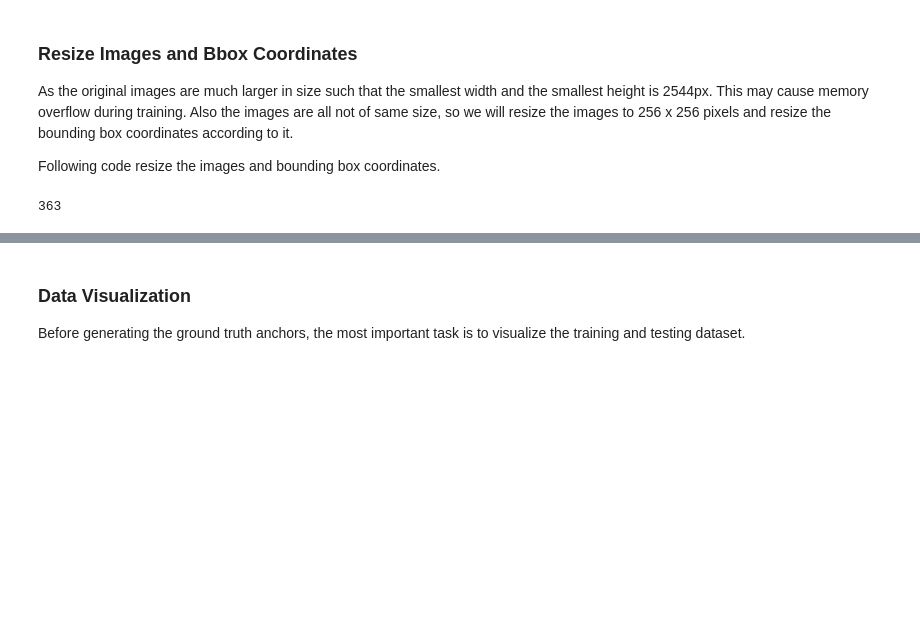
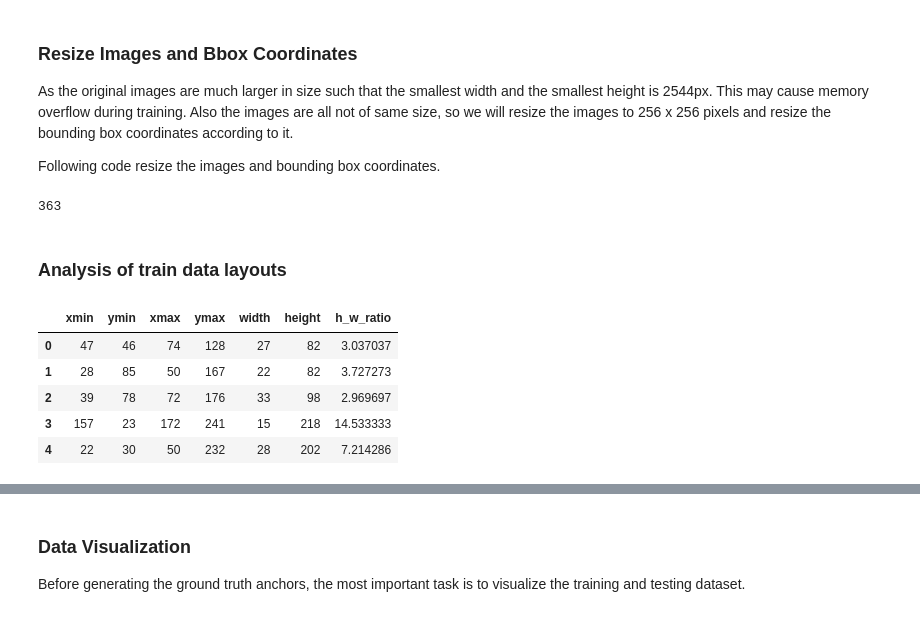
Before and after one commit to dg314/pdf-table-detector, a Jupyter notebook: code/table-detection_calling_new_functions.ipynb, the cells around one changed output, grey strips where cells are left out. Drawn from its saved outputs; the diff is of its cells as text; code cells hidden in the pictures; blank space fills up the shorter version.

```diff
--- a/code/table-detection_calling_new_functions.ipynb
+++ b/code/table-detection_calling_new_functions.ipynb
@@ -69,3 +69,11 @@ USE_SOURCE_DATA = False
+# %%
+if RUNNING_LOCALLY:
+    # data_path = "/content/gdrive/MyDrive/document-table-detection/train_data"
+    data_path = "/home/yash/Desktop/Courses/CS1430/final_project/0_experiments/train_val_test_data/train_data"
+    model_weights_save_path = '/home/yash/Desktop/Courses/CS1430/final_project/0_experiments/model_save_path/'
+else:
+    data_path = "/home/fall80/dataset/train_data"
+    model_weights_save_path = '/home/fall80/model_save_folder/'
 # %%
 from preprocess import *
 from data_load_resize import data_loading_and_resizing
@@ -106,3 +102,18 @@ else:
 len(train_images)
 # %% [output]
 363
+# %% [markdown]
+### Analysis of train data layouts
+# %%
+train_df = pd.DataFrame(train_labels, columns=['xmin', 'ymin', 'xmax', 'ymax'])
+train_df['width'] = train_df['xmax'] - train_df['xmin']
+train_df['height'] = train_df['ymax'] - train_df['ymin']
+train_df['h_w_ratio'] = train_df['height'] / train_df['width']
+train_df.head()
+# %% [output]
+|  | xmin | ymin | xmax | ymax | width | height | h_w_ratio |
+| 0 | 47 | 46 | 74 | 128 | 27 | 82 | 3.037037 |
+| 1 | 28 | 85 | 50 | 167 | 22 | 82 | 3.727273 |
+| 2 | 39 | 78 | 72 | 176 | 33 | 98 | 2.969697 |
+| 3 | 157 | 23 | 172 | 241 | 15 | 218 | 14.533333 |
+| 4 | 22 | 30 | 50 | 232 | 28 | 202 | 7.214286 |
```
Also changed, not shown: parts of 28 cells of this notebook, 3 other files.
